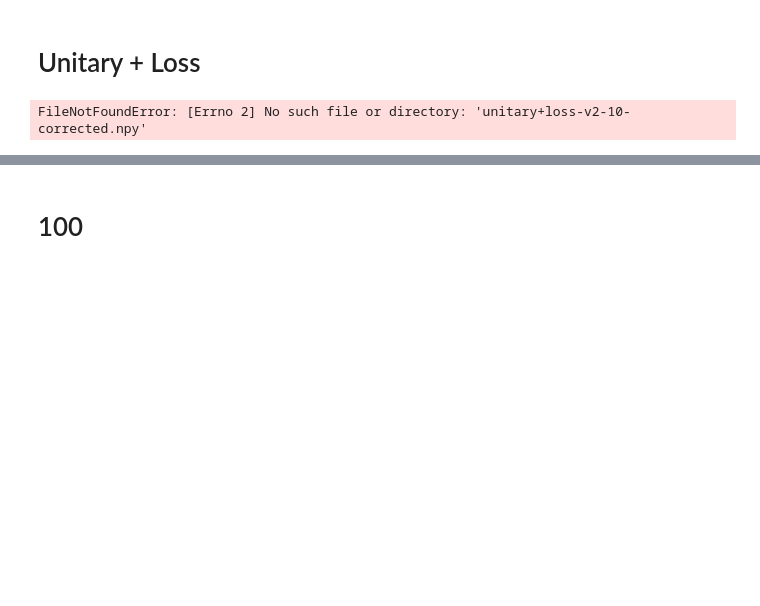
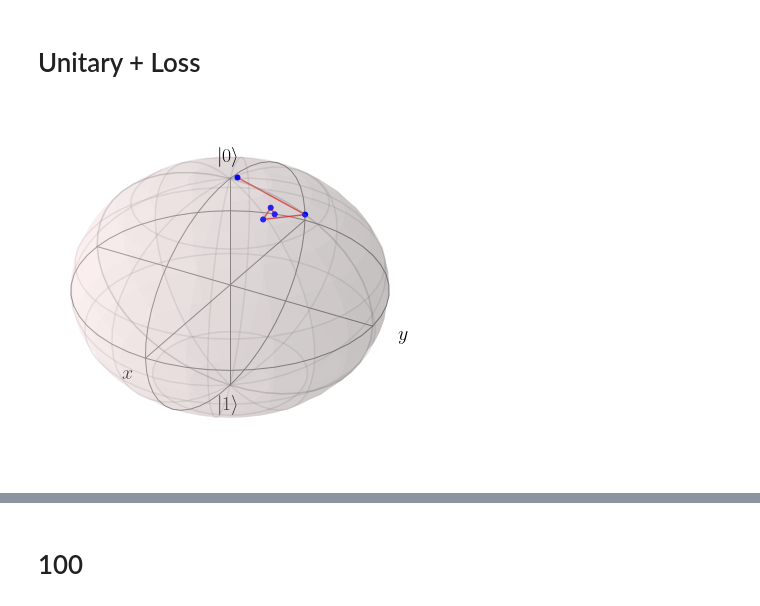
Before and after one commit to OliverDudgeon/QSync, a Jupyter notebook: experiment-plots.ipynb, the cells around one changed output, grey strips where cells are left out. Cells and saved outputs as stored; diff of their text form; code cells hidden in the pictures; blank space fills up the shorter version.

Commit message:
Wrap up unitary + loss experiments

```diff
--- a/experiment-plots.ipynb
+++ b/experiment-plots.ipynb
@@ -73,13 +73,19 @@ b.show()
 [figure]
 # %% [markdown]
 # Unitary + Loss
+# %%
+data = []
+
+for i in range(2, 8):
+    d = np.load(f'loss-4-steps-{i}-corrected.npy')
+    data.append(d)
 # %%
-dat = np.load(f'unitary+loss-v2-10-corrected.npy')
+mean_states = np.mean(data, axis=0)
 b = Bloch()
-points = dm2bloch(dat)
+points = dm2bloch(mean_states)
 b.add_points(points, meth="s")
 b.add_points(points, meth="l")
-b.view = [0, 70]
+# b.view = [0, 70]
 b.show()
 # %% [output]
-FileNotFoundError: [Errno 2] No such file or directory: 'unitary+loss-v2-10-corrected.npy'
+[figure, added]
```
Also changed, not shown: parts of 3 cells of this notebook, 20 other files.
